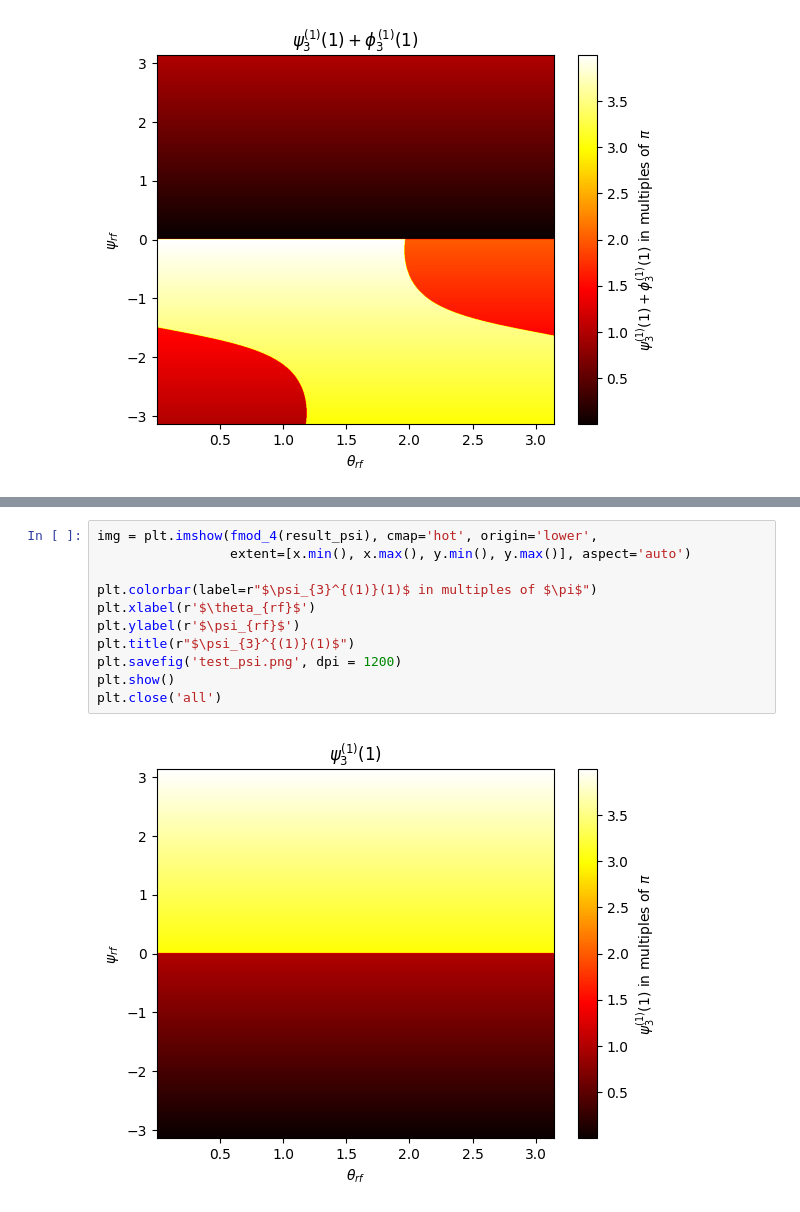
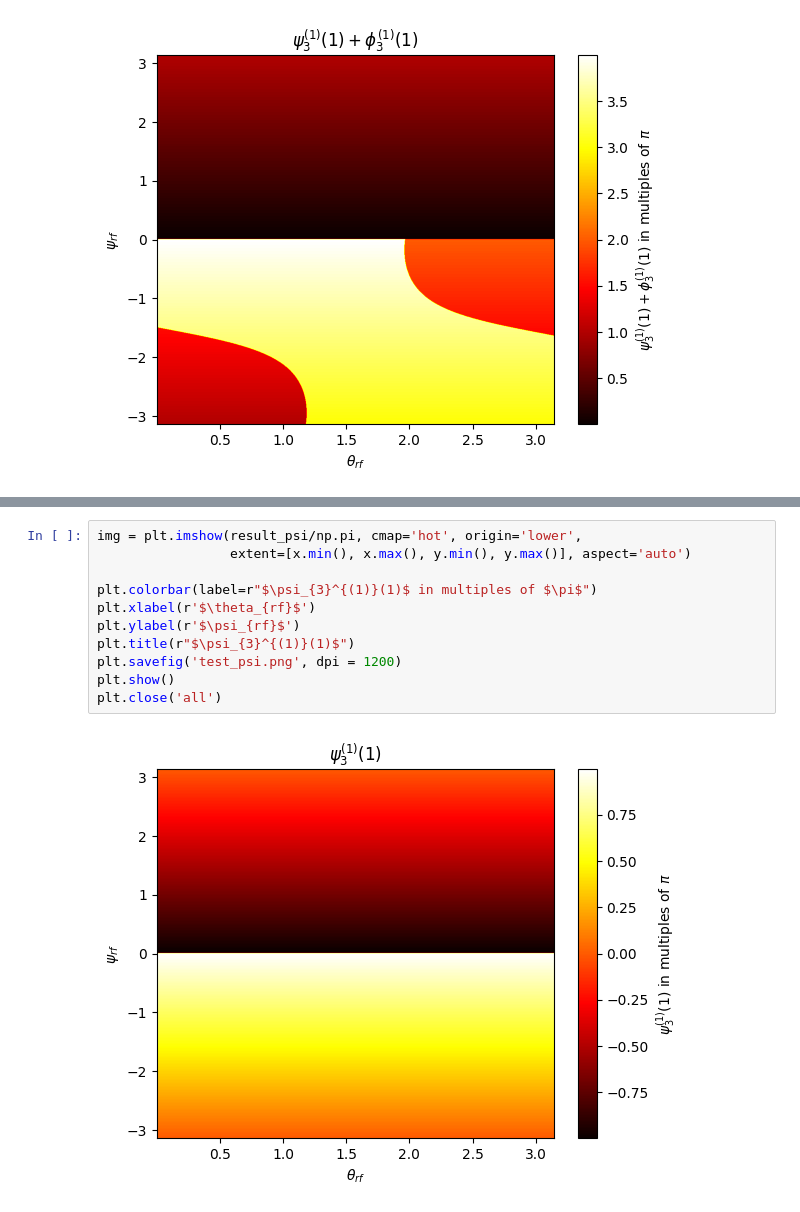
Before and after one commit to KaiHabermann/decayangle, a Jupyter notebook: notebooks/fun_with_angles.ipynb, the cells around one changed output, grey strips where cells are left out. Drawn from its saved outputs; the diff is of its cells as text.

```diff
--- a/notebooks/fun_with_angles.ipynb
+++ b/notebooks/fun_with_angles.ipynb
@@ -131,15 +126,15 @@ plt.close('all')
 # %% [output]
 [figure]
 # %%
-img = plt.imshow(fmod_4(result_psi), cmap='hot', origin='lower',
+img = plt.imshow(result_psi/np.pi, cmap='hot', origin='lower',
                  extent=[x.min(), x.max(), y.min(), y.max()], aspect='auto')
 
 plt.colorbar(label=r"$\psi_{3}^{(1)}(1)$ in multiples of $\pi$")
 plt.xlabel(r'$\theta_{rf}$')
 plt.ylabel(r'$\psi_{rf}$')
 plt.title(r"$\psi_{3}^{(1)}(1)$")
 plt.savefig('test_psi.png', dpi = 1200)
 plt.show()
 plt.close('all')
 # %% [output]
-[figure, old version]
+[figure, new version]
```
Also changed, not shown: parts of 2 cells of this notebook, 1 other file.
